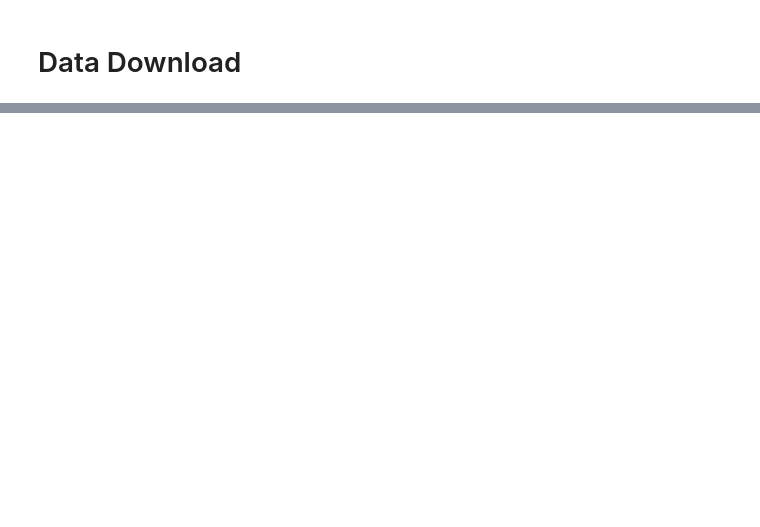
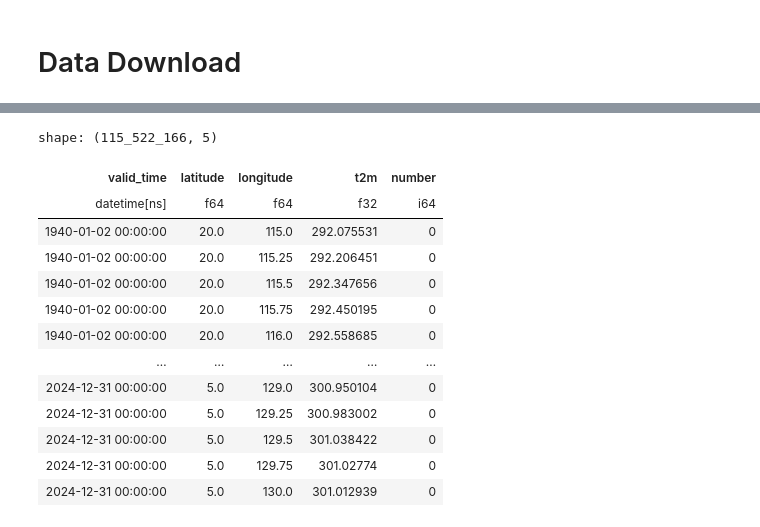
Before and after one commit to iragca/compstat-research, a Jupyter notebook: notebooks/1.0-iragca-cds-data.ipynb, the cells around one changed output, grey strips where cells are left out. Saved outputs shown, nothing was run; the diff lists cells and outputs as text; code cells hidden in the pictures; blank space fills up the shorter version.

Commit message:
data: concatenate the data

```diff
--- a/notebooks/1.0-iragca-cds-data.ipynb
+++ b/notebooks/1.0-iragca-cds-data.ipynb
@@ -4,7 +4,15 @@
 import cdsapi
 from tqdm import tqdm
 from loguru import logger
+from pathlib import Path
 
+from compstat_research.config import INTERIM_DATA_DIR
+
+currentPath = Path()
+savePath = INTERIM_DATA_DIR / "cds" / "era5" / "2m-temperature"
+
+if not savePath.exists():
+    savePath.mkdir(parents=True)
 
 years = range(1940, 2025)
 
@@ -44,6 +52,12 @@ for year in tqdm(years, desc="Downloading data", unit="year"):
 
         client = cdsapi.Client()
         client.retrieve(dataset, request).download()
+
+        for file in currentPath.iterdir():
+            if file.is_file() and file.suffix == ".nc":
+                file.rename(savePath / f"{year}-{file.name}")
+                logger.info(f"Moved file {file.name} to {savePath}.")
+
     except Exception as e:
         logger.error(f"Error downloading data for year {year}. Error: {e}")
         continue
@@ -56,0 +124,12 @@ Retrying in 120 seconds
+# %%
+currentPath = Path()
+savePath = INTERIM_DATA_DIR / "cds" / "era5" / "2m-temperature"
+
+if not savePath.exists():
+    savePath.mkdir(parents=True)
+
+logger.add("1.0-iragca-cds-data.log", rotation="500 MB", retention="7 days", compression="zip")
+for file in currentPath.iterdir():
+    if file.is_file() and file.suffix == ".nc":
+        file.rename(savePath / file.name)
+        logger.info(f"Moved file {file.name} to {savePath}.")
@@ -56,0 +154,16 @@ Retrying in 120 seconds
+# %%
+# Concatenate all files into a single DataFrame
+currentPath = Path()
+df = pl.DataFrame()
+logger.add("1.0-iragca-cds-data.log", rotation="500 MB", retention="7 days", compression="zip")
+
+for file in currentPath.iterdir():
+    try:
+        if file.suffix == ".nc":
+            logger.info(f"Reading file {file}")
+            current_df = xr.open_dataset(file)
+            df = pl.concat([df, pl.DataFrame(current_df.to_dataframe().reset_index())], how="vertical")
+            logger.info(f"File {file} read successfully.")
+    except Exception as e:
+        logger.error(f"Error reading file {file}. Error: {e}")
+        continue
@@ -56,0 +188,18 @@ Retrying in 120 seconds
+# %%
+df = df.sort("valid_time")
+df
+# %% [output]
+shape: (115_522_166, 5)
+| valid_time | latitude | longitude | t2m | number |
+| datetime[ns] | f64 | f64 | f32 | i64 |
+| 1940-01-02 00:00:00 | 20.0 | 115.0 | 292.075531 | 0 |
+| 1940-01-02 00:00:00 | 20.0 | 115.25 | 292.206451 | 0 |
+| 1940-01-02 00:00:00 | 20.0 | 115.5 | 292.347656 | 0 |
+| 1940-01-02 00:00:00 | 20.0 | 115.75 | 292.450195 | 0 |
+| 1940-01-02 00:00:00 | 20.0 | 116.0 | 292.558685 | 0 |
+| … | … | … | … | … |
+| 2024-12-31 00:00:00 | 5.0 | 129.0 | 300.950104 | 0 |
+| 2024-12-31 00:00:00 | 5.0 | 129.25 | 300.983002 | 0 |
+| 2024-12-31 00:00:00 | 5.0 | 129.5 | 301.038422 | 0 |
+| 2024-12-31 00:00:00 | 5.0 | 129.75 | 301.02774 | 0 |
+| 2024-12-31 00:00:00 | 5.0 | 130.0 | 301.012939 | 0 |
```
Also changed, not shown: parts of 9 cells of this notebook.
